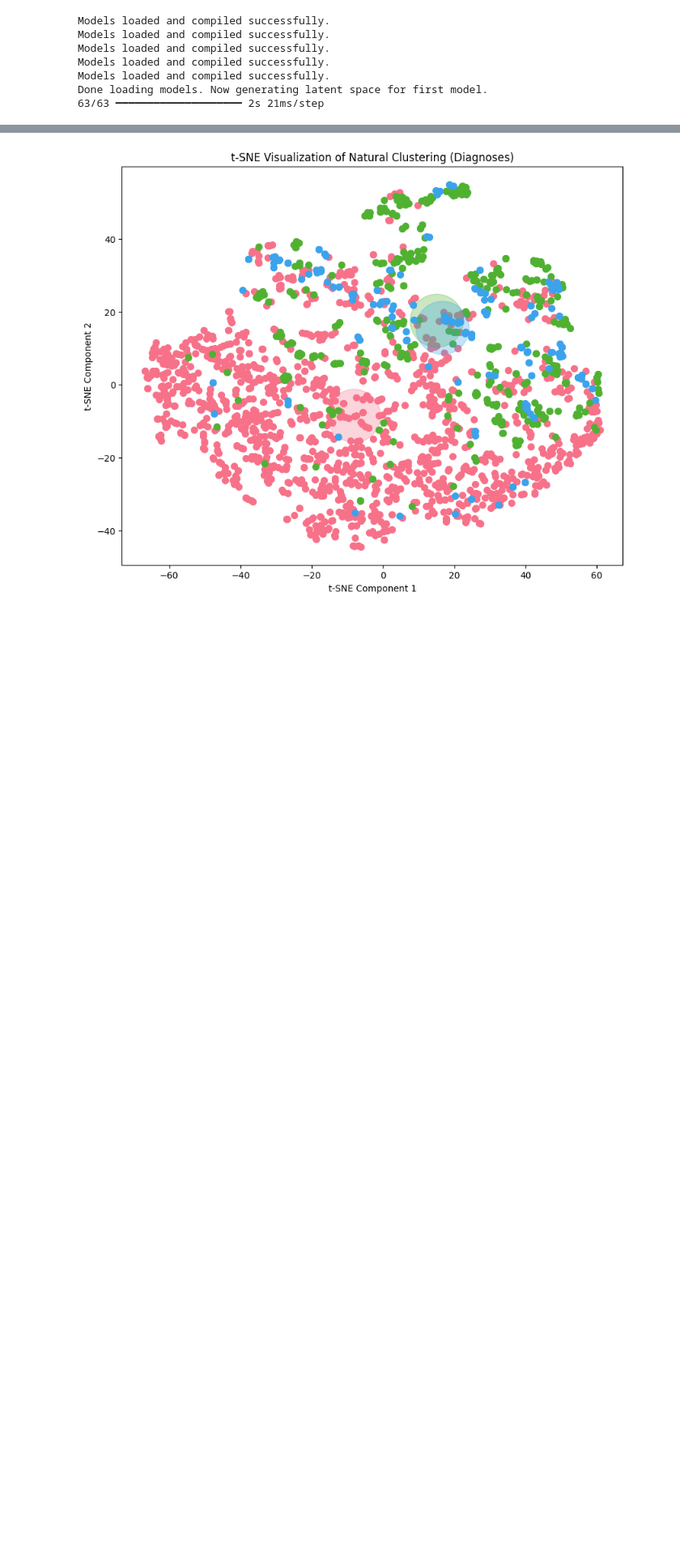
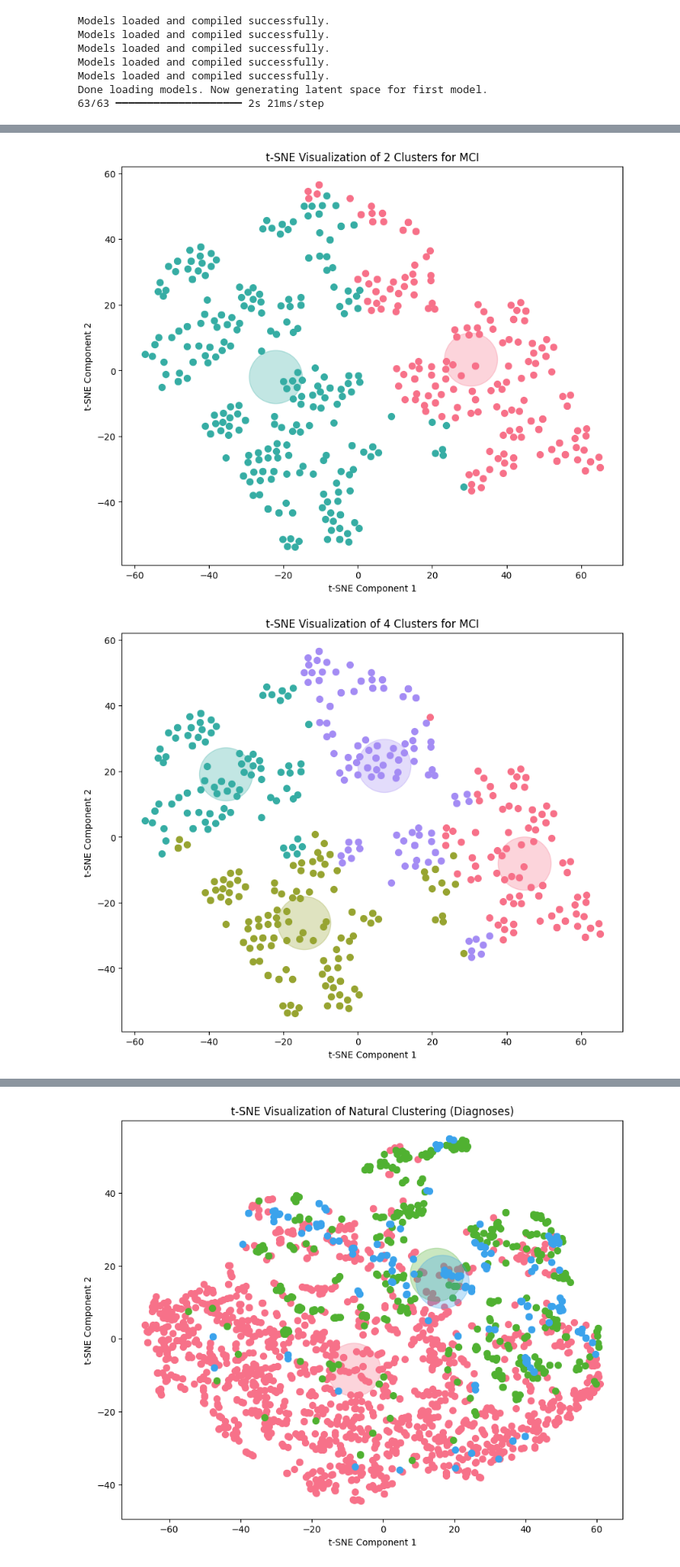
Before and after one commit to Vaakir/unsupervised-deep-learning-bachelor-thesis, a Jupyter notebook: clustering.ipynb, the cells around one changed output, grey strips where cells are left out. Shown at 81% size. Saved outputs shown, nothing was run; the diff lists cells and outputs as text; code cells hidden in the pictures; blank space fills up the shorter version.

```diff
--- a/clustering.ipynb
+++ b/clustering.ipynb
@@ -119,0 +122,9 @@ for n_clusters in [2,4, 8, 12]:
+# %%
+group = "MCI"
+group_latent = latent_scaled[1326 : 1787]
+for n_clusters in [2, 4, 8]:
+    labels, p_values_samples = find_clusters(group_latent, n_clusters=n_clusters)
+    plot_clusters(group_latent, labels, n_clusters=n_clusters,title=f't-SNE Visualization of {n_clusters} Clusters for {group}')
+# %% [output]
+[figure, added]
+[figure, added]
```
Also changed, not shown: parts of 6 cells of this notebook, 9 other files.
